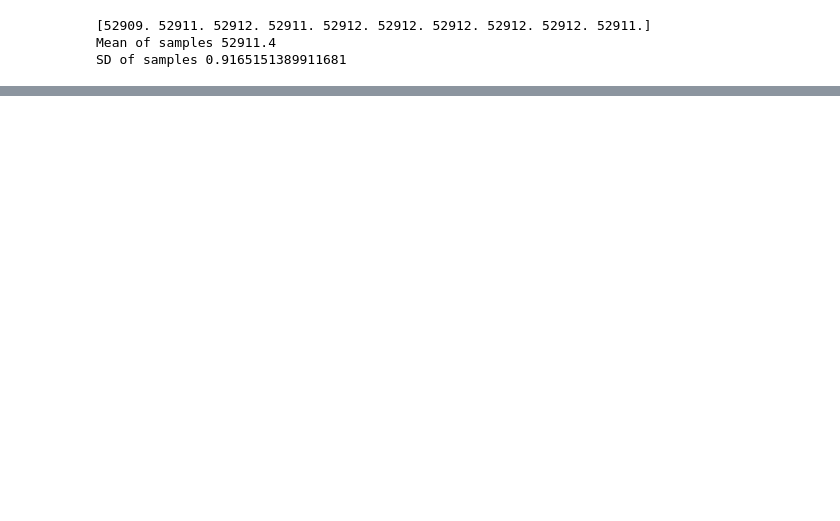
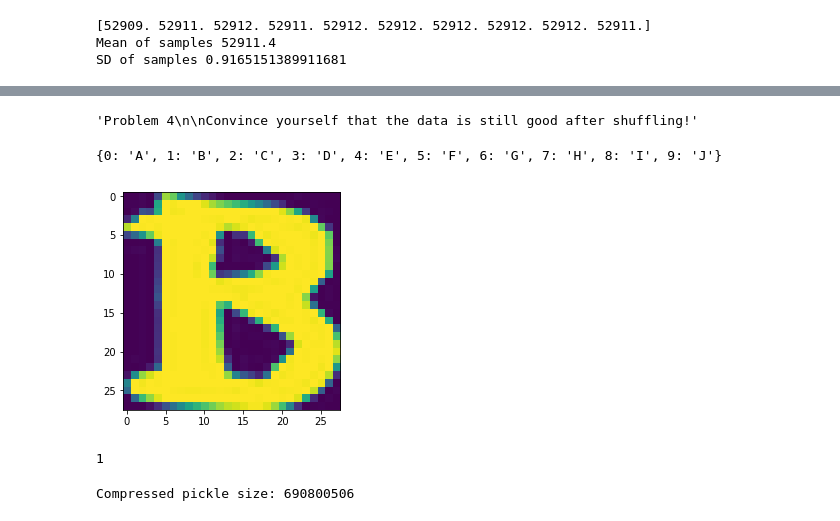
Before and after one commit to jonnizar/google_TF_udacity, a Jupyter notebook: TF_Assignment_1.ipynb, the cells around one changed output, grey strips where cells are left out. Saved outputs shown, nothing was run; the diff lists cells and outputs as text; code cells hidden in the pictures; blank space fills up the shorter version.

Commit message:
solved problem 5

```diff
--- a/TF_Assignment_1.ipynb
+++ b/TF_Assignment_1.ipynb
@@ -293,0 +373,67 @@ def make_arrays(nb_rows, img_size):
+# %%
+'''
+Randomizing data
+'''
+
+def randomize(dataset, labels):
+  permutation = np.random.permutation(labels.shape[0])
+  shuffled_dataset = dataset[permutation,:,:]
+  shuffled_labels = labels[permutation]
+  return shuffled_dataset, shuffled_labels
+train_dataset, train_labels = randomize(train_dataset, train_labels)
+test_dataset, test_labels = randomize(test_dataset, test_labels)
+valid_dataset, valid_labels = randomize(valid_dataset, valid_labels)
+# %%
+'''Problem 4
+
+Convince yourself that the data is still good after shuffling!'''
+# %% [output]
+'Problem 4\n\nConvince yourself that the data is still good after shuffling!'
+# %%
+#maps labels to ids
+
+
+labels ={}
+
+for i,label_file in enumerate(train_datasets):
+    labels[i] = label_file[17]; # on 17th position is the label letter we need
+
+print(labels)
+# %% [output]
+{0: 'A', 1: 'B', 2: 'C', 3: 'D', 4: 'E', 5: 'F', 6: 'G', 7: 'H', 8: 'I', 9: 'J'}
+# %%
+#input manually diverse indexes to get sure that label corresponds to correct letter
+
+img = train_dataset[700,:,:]
+imgplot = plt.imshow(img)
+plt.show()
+
+print (train_labels[700])
+# %% [output]
+[figure, added]
+1
+# %%
+'''save resulting data as a new pickle file'''
+
+pickle_file = os.path.join(data_root, 'notMNIST.pickle')
+
+try:
+  f = open(pickle_file, 'wb')
+  save = {
+    'train_dataset': train_dataset,
+    'train_labels': train_labels,
+    'valid_dataset': valid_dataset,
+    'valid_labels': valid_labels,
+    'test_dataset': test_dataset,
+    'test_labels': test_labels,
+    }
+  pickle.dump(save, f, pickle.HIGHEST_PROTOCOL)
+  f.close()
+except Exception as e:
+  print('Unable to save data to', pickle_file, ':', e)
+  raise
+
+statinfo = os.stat(pickle_file)
+print('Compressed pickle size:', statinfo.st_size)
+# %% [output]
+Compressed pickle size: 690800506
```
Also changed, not shown: parts of 16 cells of this notebook, 1 other file.
